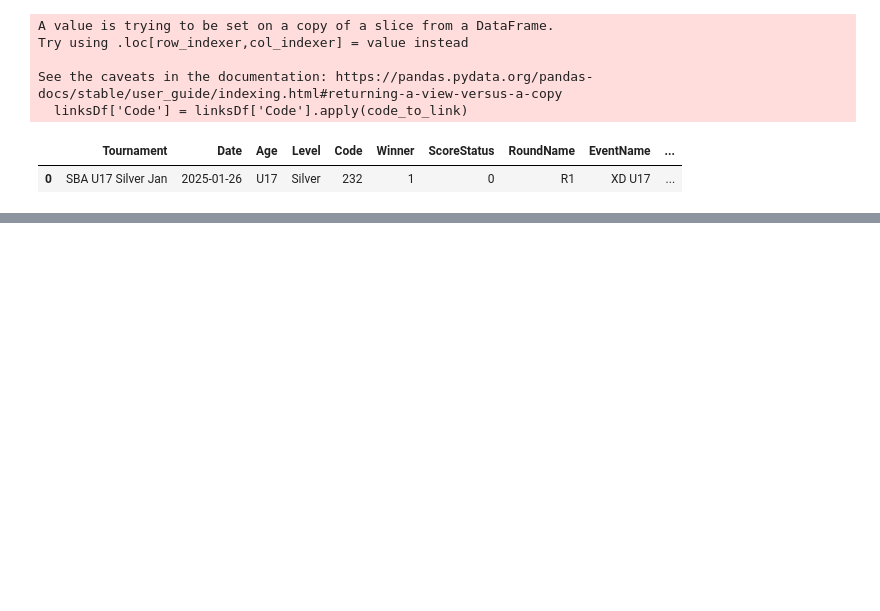
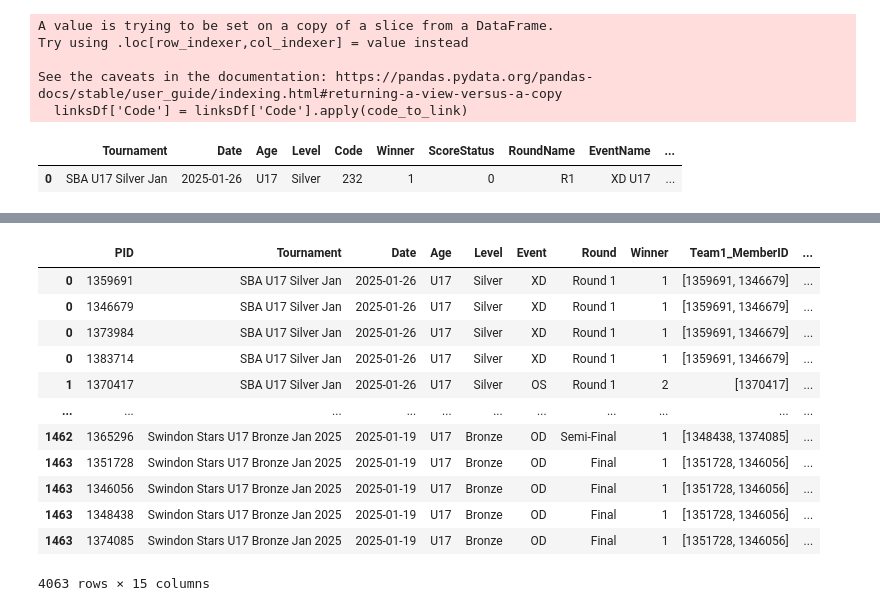
Before and after one commit to HxHuang258/Selection-Tool, a Jupyter notebook: Data-Collection/GCloud-test.ipynb, the cells around one changed output, grey strips where cells are left out. Saved outputs shown, nothing was run; the diff lists cells and outputs as text; code cells hidden in the pictures; blank space fills up the shorter version.

```diff
--- a/Data-Collection/GCloud-test.ipynb
+++ b/Data-Collection/GCloud-test.ipynb
@@ -279,0 +320,22 @@ matchData.head(2)
+# %%
+explosionTest = matchData.explode('PID')
+# %%
+#For later: 'Tournament','Date','Age','Level', 'RoundName'
+wantedCols = ['PID','Tournament','Date','Age','Level','Event','Round','Winner','Team1_MemberID','Team1_Names','Team1_Gender','Team2_MemberID','Team2_Names','Team2_Gender','Set_Scores']
+
+explosionTest = explosionTest[wantedCols]
+explosionTest
+# %% [output]
+|  | PID | Tournament | Date | Age | Level | Event | Round | Winner | Team1_MemberID | ... |
+| 0 | 1359691 | SBA U17 Silver Jan | 2025-01-26 | U17 | Silver | XD | Round 1 | 1 | [1359691, 1346679] | ... |
+| 0 | 1346679 | SBA U17 Silver Jan | 2025-01-26 | U17 | Silver | XD | Round 1 | 1 | [1359691, 1346679] | ... |
+| 0 | 1373984 | SBA U17 Silver Jan | 2025-01-26 | U17 | Silver | XD | Round 1 | 1 | [1359691, 1346679] | ... |
+| 0 | 1383714 | SBA U17 Silver Jan | 2025-01-26 | U17 | Silver | XD | Round 1 | 1 | [1359691, 1346679] | ... |
+| 1 | 1370417 | SBA U17 Silver Jan | 2025-01-26 | U17 | Silver | OS | Round 1 | 2 | [1370417] | ... |
+| ... | ... | ... | ... | ... | ... | ... | ... | ... | ... | ... |
+| 1462 | 1365296 | Swindon Stars U17 Bronze Jan 2025 | 2025-01-19 | U17 | Bronze | OD | Semi-Final | 1 | [1348438, 1374085] | ... |
+| 1463 | 1351728 | Swindon Stars U17 Bronze Jan 2025 | 2025-01-19 | U17 | Bronze | OD | Final | 1 | [1351728, 1346056] | ... |
+| 1463 | 1346056 | Swindon Stars U17 Bronze Jan 2025 | 2025-01-19 | U17 | Bronze | OD | Final | 1 | [1351728, 1346056] | ... |
+| 1463 | 1348438 | Swindon Stars U17 Bronze Jan 2025 | 2025-01-19 | U17 | Bronze | OD | Final | 1 | [1351728, 1346056] | ... |
+| 1463 | 1374085 | Swindon Stars U17 Bronze Jan 2025 | 2025-01-19 | U17 | Bronze | OD | Final | 1 | [1351728, 1346056] | ... |
+4063 rows × 15 columns
```
Also changed, not shown: parts of 8 cells of this notebook, 1 other file.
